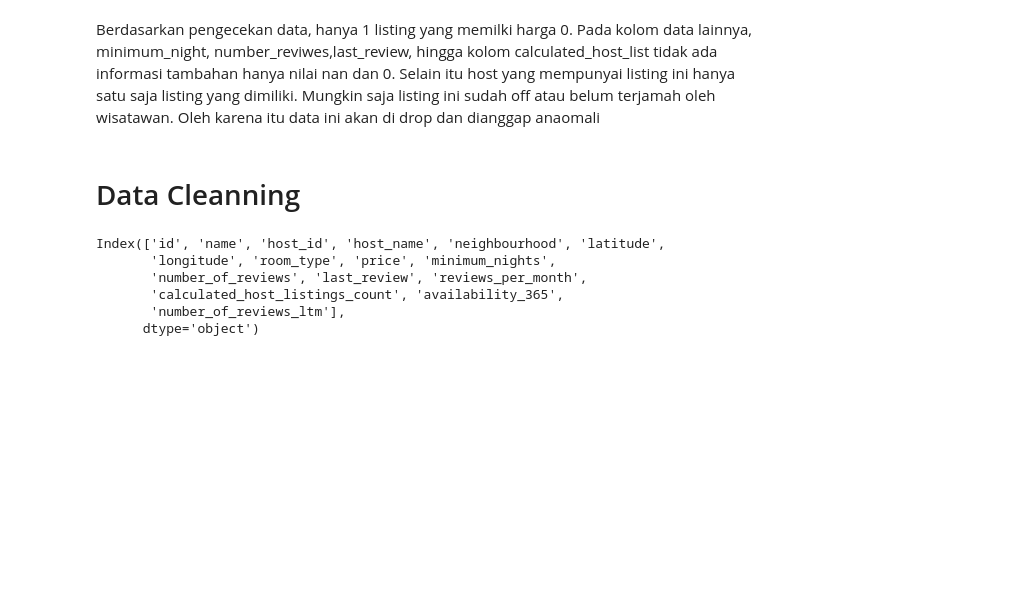
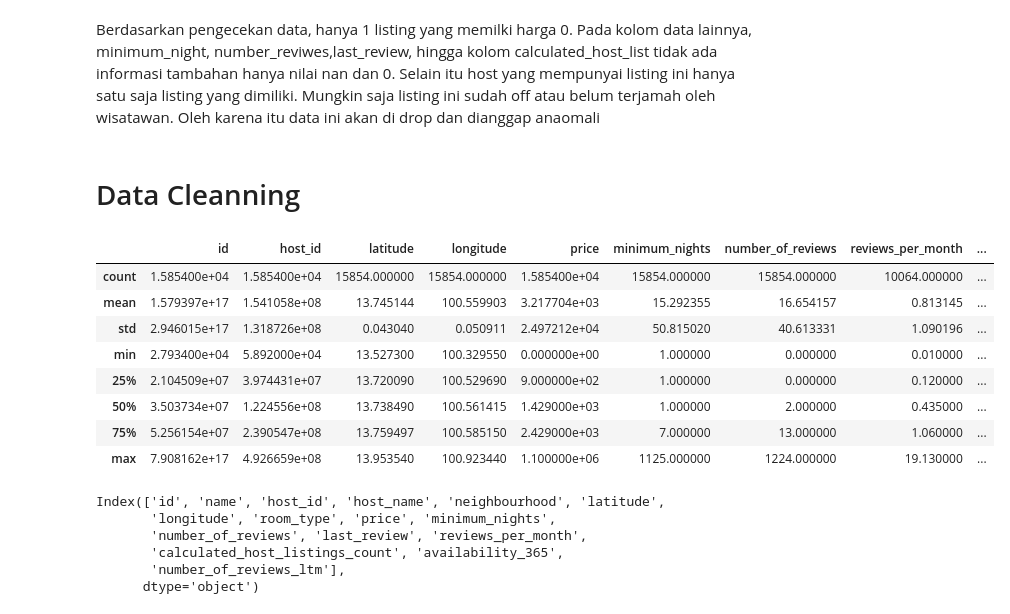
Before and after one commit to kemasverii/capstone2, a Jupyter notebook: Capstone 2.ipynb, the cells around one changed output. Cells and saved outputs as stored; diff of their text form; code cells hidden in the pictures; blank space fills up the shorter version.

```diff
--- a/Capstone 2.ipynb
+++ b/Capstone 2.ipynb
@@ -87,6 +87,18 @@ df_1 = df.copy()
 # %%
 #drop kolom karena kolom tersebut tidak perlukan untuk dianalisis.
 df_1 = df_1.drop(columns=['Unnamed: 0'])
+# %%
+df_1.describe()
+# %% [output]
+|  | id | host_id | latitude | longitude | price | minimum_nights | number_of_reviews | reviews_per_month | ... |
+| count | 1.585400e+04 | 1.585400e+04 | 15854.000000 | 15854.000000 | 1.585400e+04 | 15854.000000 | 15854.000000 | 10064.000000 | ... |
+| mean | 1.579397e+17 | 1.541058e+08 | 13.745144 | 100.559903 | 3.217704e+03 | 15.292355 | 16.654157 | 0.813145 | ... |
+| std | 2.946015e+17 | 1.318726e+08 | 0.043040 | 0.050911 | 2.497212e+04 | 50.815020 | 40.613331 | 1.090196 | ... |
+| min | 2.793400e+04 | 5.892000e+04 | 13.527300 | 100.329550 | 0.000000e+00 | 1.000000 | 0.000000 | 0.010000 | ... |
+| 25% | 2.104509e+07 | 3.974431e+07 | 13.720090 | 100.529690 | 9.000000e+02 | 1.000000 | 0.000000 | 0.120000 | ... |
+| 50% | 3.503734e+07 | 1.224556e+08 | 13.738490 | 100.561415 | 1.429000e+03 | 1.000000 | 2.000000 | 0.435000 | ... |
+| 75% | 5.256154e+07 | 2.390547e+08 | 13.759497 | 100.585150 | 2.429000e+03 | 7.000000 | 13.000000 | 1.060000 | ... |
+| max | 7.908162e+17 | 4.926659e+08 | 13.953540 | 100.923440 | 1.100000e+06 | 1125.000000 | 1224.000000 | 19.130000 | ... |
 # %%
 df_1.columns
 # %% [output]
```
Also changed, not shown: parts of 13 cells of this notebook.
